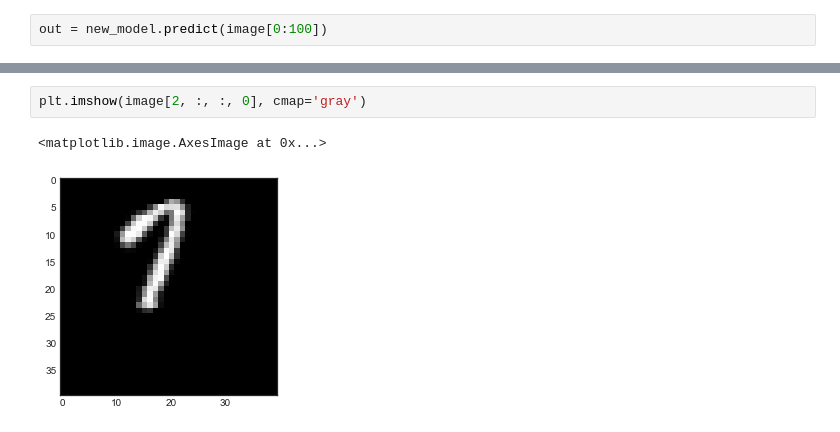
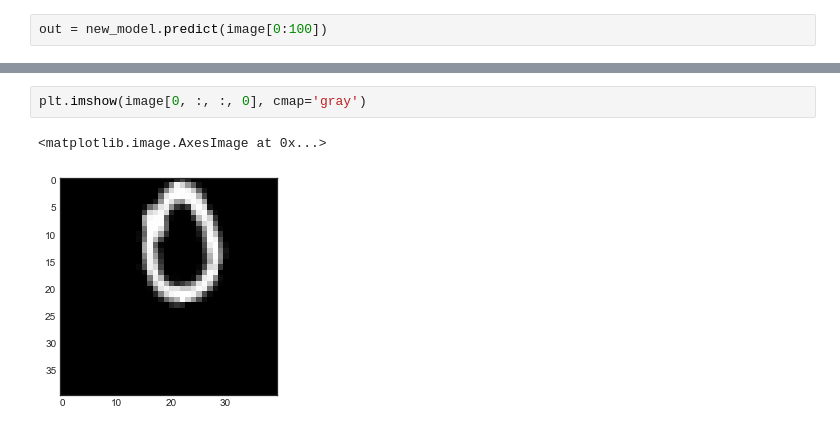
Before and after one commit to mluszczyk/ml1617-mnist, a Jupyter notebook: affnist.ipynb, the cells around one changed output, grey strips where cells are left out. Cells and saved outputs as stored; diff of their text form.

```diff
--- a/affnist.ipynb
+++ b/affnist.ipynb
@@ -179,8 +108,8 @@ array([[0, 0, 0, ..., 0, 0, 0],
 # %%
-plt.imshow(image[2, :, :, 0], cmap='gray')
+plt.imshow(image[0, :, :, 0], cmap='gray')
 # %% [output]
 <matplotlib.image.AxesImage at 0x...>
-[figure, old version]
+[figure, new version]
 # %%
 print(out.shape)
 for t in range(0, out.shape[3]):
```
Also changed, not shown: parts of 6 cells of this notebook, 2 other files.
